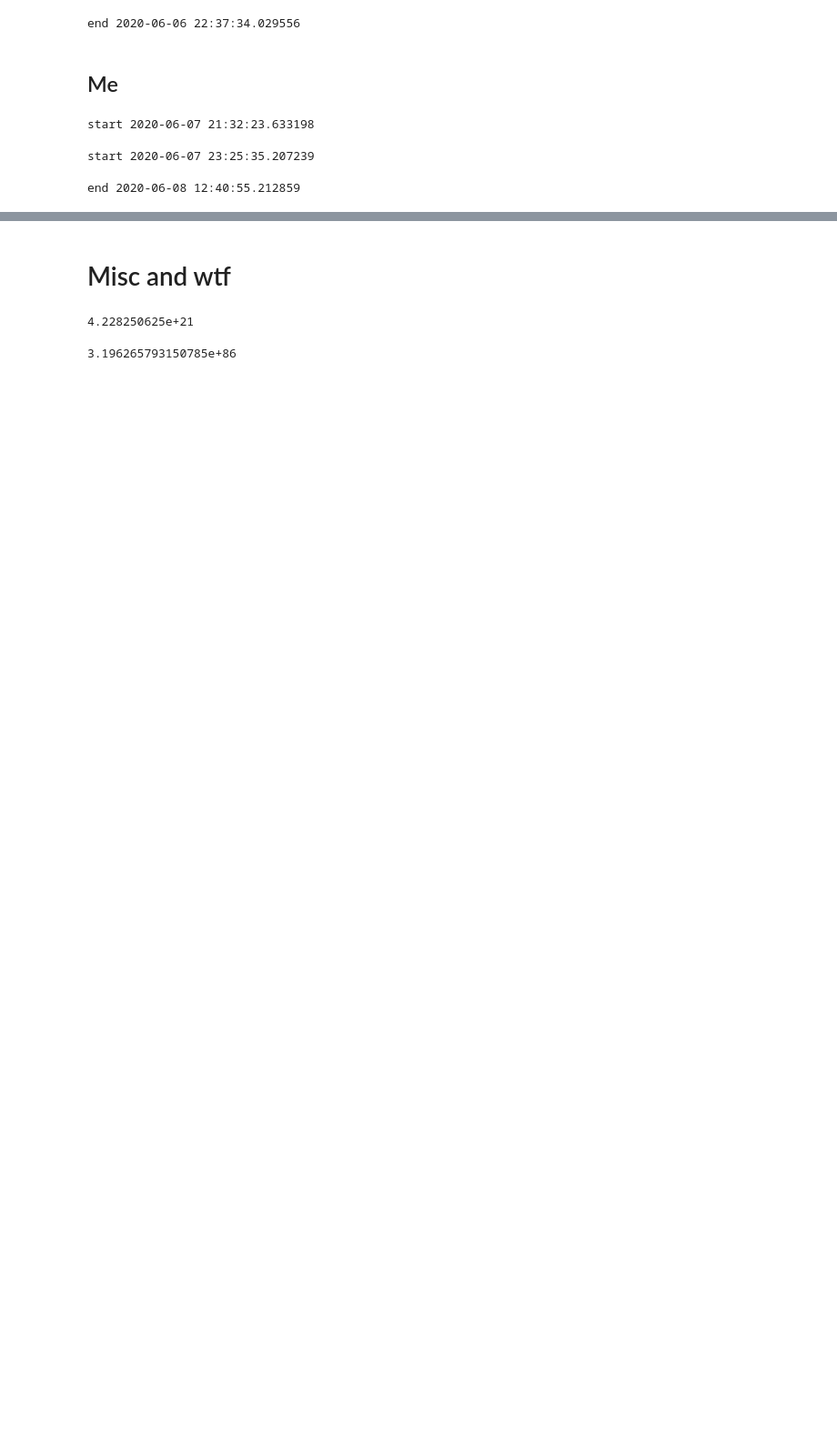
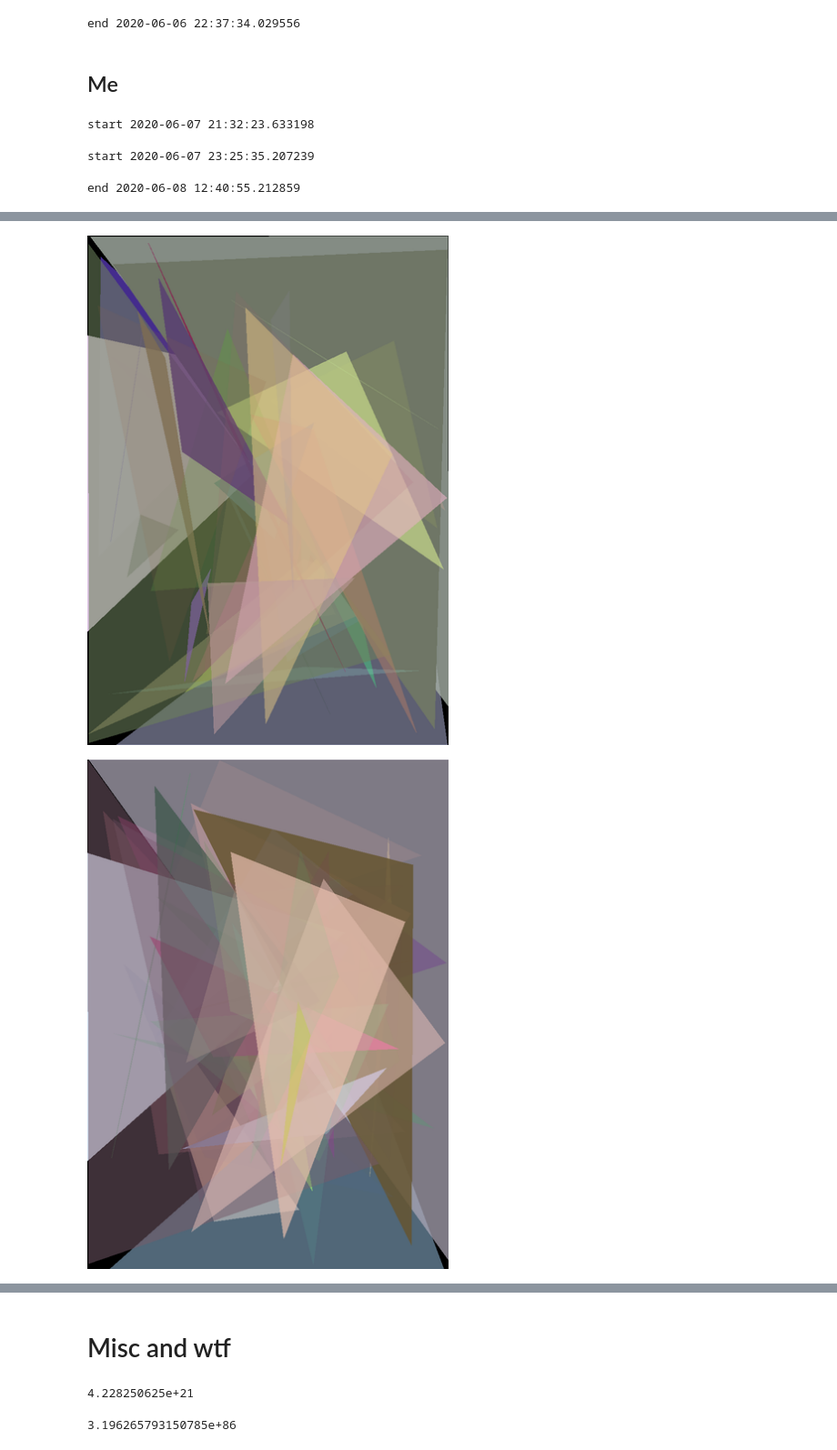
Before and after one commit to matejmojzes/18heur-2020, a Jupyter notebook: assignments/Poliak/triangles.ipynb, the cells around one changed output, grey strips where cells are left out. Shown at 91% size. Cells and saved outputs as stored; diff of their text form; code cells hidden in the pictures; blank space fills up the shorter version.

```diff
--- a/assignments/Poliak/triangles.ipynb
+++ b/assignments/Poliak/triangles.ipynb
@@ -341,0 +391,6 @@ with open('me_big.pickle', 'rb') as handle:
+# %%
+for x in me_big["log_data"].drop_duplicates(subset=['y'], keep='first').x:
+    disp(me_40.interpret(x))
+# %% [output]
+[figure, added]
+[figure, added]
```
Also changed, not shown: parts of 7 cells of this notebook.
